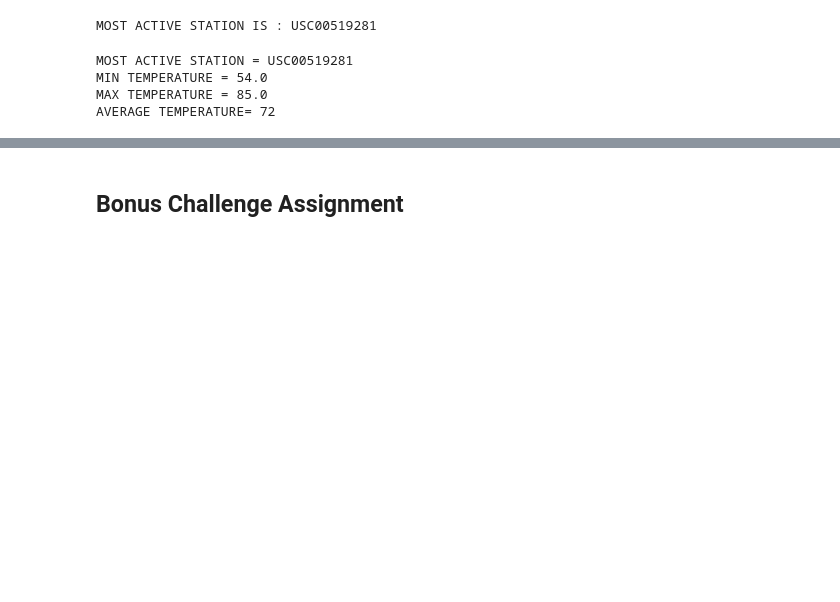
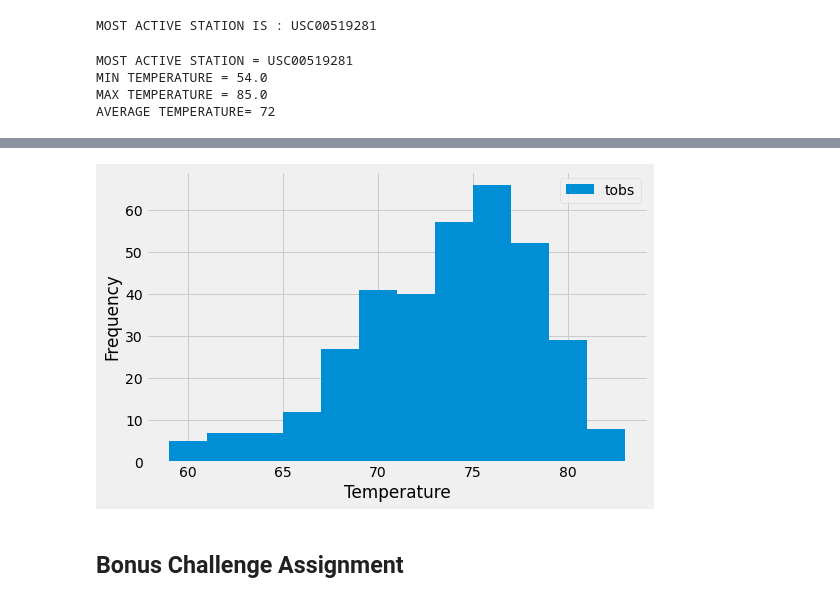
Before and after one commit to MersedehSP/sqlalchemy-challenge, a Jupyter notebook: climate_starter.ipynb, the cells around one changed output, grey strips where cells are left out. Saved outputs shown, nothing was run; the diff lists cells and outputs as text; code cells hidden in the pictures; blank space fills up the shorter version.

```diff
--- a/climate_starter.ipynb
+++ b/climate_starter.ipynb
@@ -203,4 +192,7 @@ AVERAGE TEMPERATURE= 72
 # %%
 # Choose the station with the highest number of temperature observations.
 # Query the last 12 months of temperature observation data for this station and plot the results as a histogram
-high_temp_obs =
+high_temp_obs = session.query(Measurement.date, Measurement.tobs).\
+                filter(Measurement.station == "USC00519281").\
+                filter(Measurement.date >= date_year_ago).all()
+high_temp_obs
@@ -207,2 +217,10 @@ high_temp_obs =
+# %%
+#histogram
+high_temp_obs_df = pd.DataFrame(high_temp_obs)
+high_temp_obs_df.plot(kind= "hist", bins =12, figsize = (8,5))
+plt.xlabel("Temperature")
+plt.show()
+# %% [output]
+[figure, added]
 # %% [markdown]
 ## Bonus Challenge Assignment
```
Also changed, not shown: parts of 10 cells of this notebook, 3 other files.
